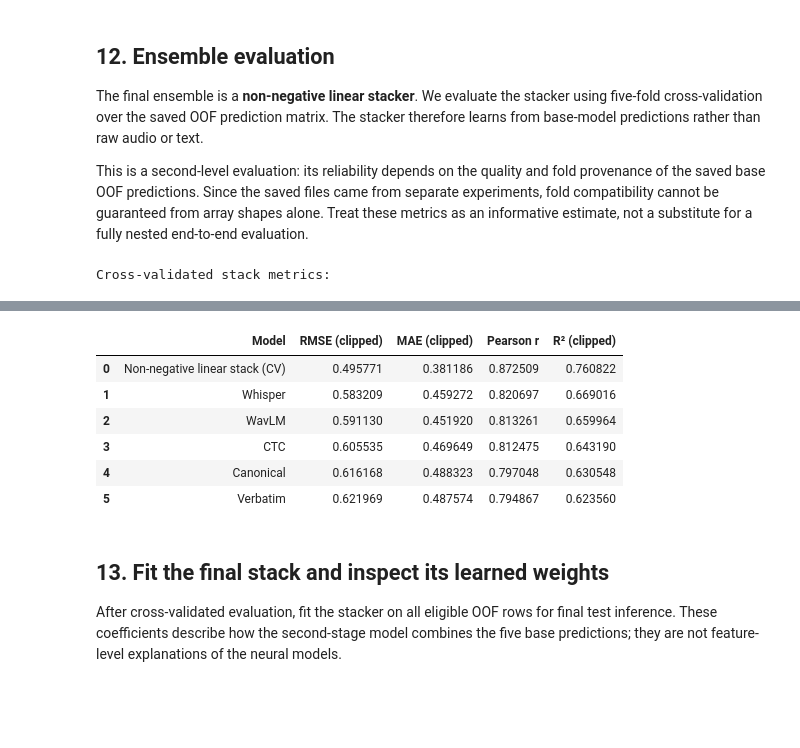
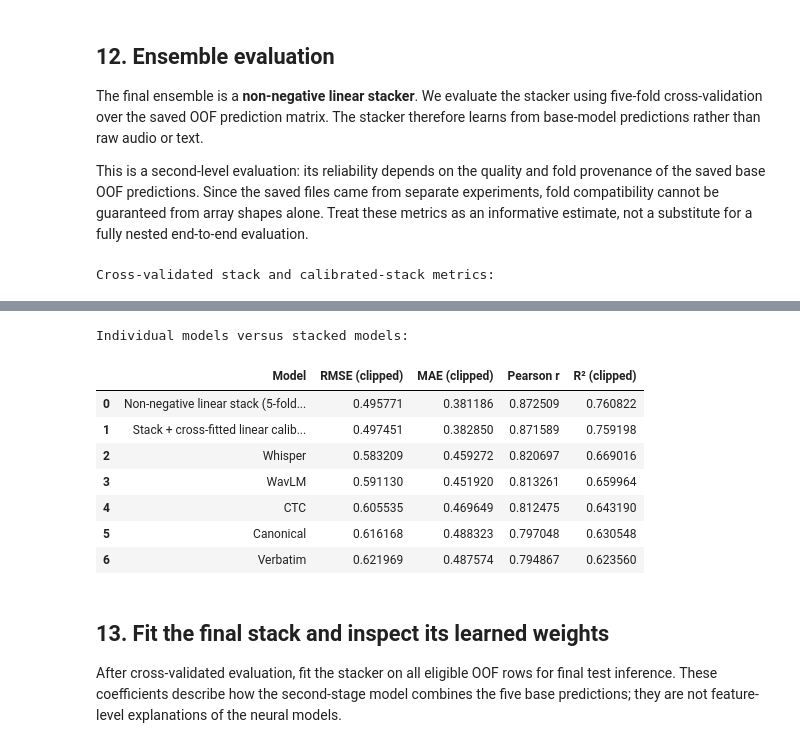
Before and after one commit to Vijay2101/Audio_Grammar_Scoring, a Jupyter notebook: audio-grammar-scoring.ipynb, the cells around one changed output, grey strips where cells are left out. Cells and saved outputs as stored; diff of their text form; code cells hidden in the pictures; blank space fills up the shorter version.

```diff
--- a/audio-grammar-scoring.ipynb
+++ b/audio-grammar-scoring.ipynb
@@ -565,32 +563,59 @@ This is a second-level evaluation: its reliability depends on the quality and fo
 stack_cv = KFold(n_splits=5, shuffle=True, random_state=RANDOM_STATE)
 stack_model = LinearRegression(positive=True)
 
+# Cross-validated predictions from the non-negative five-model stack.
 stack_oof_raw = cross_val_predict(
     stack_model, P, y, cv=stack_cv, n_jobs=-1
 )
 stack_oof = np.clip(stack_oof_raw, 1.0, 5.0)
+stack_metrics = calculate_metrics(y, stack_oof)
 
-stack_metrics = calculate_metrics(y, stack_oof)
-stack_results = pd.DataFrame(
-    [{"Model": "Non-negative linear stack", **stack_metrics}]
-)
+# Cross-fit the calibration layer too: each row is calibrated by a calibrator
+# fitted without that row. This is for honest OOF evaluation, not test inference.
+calibration_cv = KFold(n_splits=5, shuffle=True, random_state=RANDOM_STATE)
+calibrated_oof_raw = np.full(len(y), np.nan, dtype=np.float64)
+for cal_train_idx, cal_valid_idx in calibration_cv.split(stack_oof_raw):
+    fold_calibrator = LinearRegression()
+    fold_calibrator.fit(
+        stack_oof_raw[cal_train_idx].reshape(-1, 1), y[cal_train_idx]
+    )
+    calibrated_oof_raw[cal_valid_idx] = fold_calibrator.predict(
+        stack_oof_raw[cal_valid_idx].reshape(-1, 1)
+    )
+calibrated_oof = np.clip(calibrated_oof_raw, 1.0, 5.0)
+calibrated_stack_metrics = calculate_metrics(y, calibrated_oof)
 
-print("Cross-validated stack metrics:")
+stack_results = pd.DataFrame([
+    {"Model": "Non-negative linear stack (5-fold OOF)", **stack_metrics},
+    {"Model": "Stack + cross-fitted linear calibration (OOF)", **calibrated_stack_metrics},
+])
+print("Cross-validated stack and calibrated-stack metrics:")
 display(stack_results)
 
-# Compare all individual OOF predictions and the CV stack.
-comparison = individual_results[["Model", "RMSE (clipped)", "MAE (clipped)", "Pearson r", "R² (clipped)"]].copy()
+comparison = individual_results[[
+    "Model", "RMSE (clipped)", "MAE (clipped)", "Pearson r", "R² (clipped)"
+]].copy()
 comparison = pd.concat([
     comparison,
-    pd.DataFrame([{
-        "Model": "Non-negative linear stack (CV)",
-        "RMSE (clipped)": stack_metrics["RMSE (clipped)"],
-        "MAE (clipped)": stack_metrics["MAE (clipped)"],
-        "Pearson r": stack_metrics["Pearson r"],
-        "R² (clipped)": stack_metrics["R² (clipped)"],
-    }])
+    pd.DataFrame([
+        {
+            "Model": "Non-negative linear stack (5-fold OOF)",
+            "RMSE (clipped)": stack_metrics["RMSE (clipped)"],
+            "MAE (clipped)": stack_metrics["MAE (clipped)"],
+            "Pearson r": stack_metrics["Pearson r"],
+            "R² (clipped)": stack_metrics["R² (clipped)"],
+        },
+        {
+            "Model": "Stack + cross-fitted linear calibration (OOF)",
+            "RMSE (clipped)": calibrated_stack_metrics["RMSE (clipped)"],
+            "MAE (clipped)": calibrated_stack_metrics["MAE (clipped)"],
+            "Pearson r": calibrated_stack_metrics["Pearson r"],
+            "R² (clipped)": calibrated_stack_metrics["R² (clipped)"],
+        },
+    ]),
 ], ignore_index=True)
+print("Individual models versus stacked models:")
 display(comparison.sort_values("RMSE (clipped)").reset_index(drop=True))
 # %% [output]
-Cross-validated stack metrics:
+Cross-validated stack and calibrated-stack metrics:
 |  | Model | RMSE (clipped) | MAE (clipped) | Pearson r | R² (clipped) | Prediction min | Prediction max |
@@ -598,10 +624,12 @@ Cross-validated stack metrics:
+Individual models versus stacked models:
 |  | Model | RMSE (clipped) | MAE (clipped) | Pearson r | R² (clipped) |
-| 0 | Non-negative linear stack (CV) | 0.495771 | 0.381186 | 0.872509 | 0.760822 |
-| 1 | Whisper | 0.583209 | 0.459272 | 0.820697 | 0.669016 |
-| 2 | WavLM | 0.591130 | 0.451920 | 0.813261 | 0.659964 |
-| 3 | CTC | 0.605535 | 0.469649 | 0.812475 | 0.643190 |
-| 4 | Canonical | 0.616168 | 0.488323 | 0.797048 | 0.630548 |
-| 5 | Verbatim | 0.621969 | 0.487574 | 0.794867 | 0.623560 |
+| 0 | Non-negative linear stack (5-fold... | 0.495771 | 0.381186 | 0.872509 | 0.760822 |
+| 1 | Stack + cross-fitted linear calib... | 0.497451 | 0.382850 | 0.871589 | 0.759198 |
+| 2 | Whisper | 0.583209 | 0.459272 | 0.820697 | 0.669016 |
+| 3 | WavLM | 0.591130 | 0.451920 | 0.813261 | 0.659964 |
+| 4 | CTC | 0.605535 | 0.469649 | 0.812475 | 0.643190 |
+| 5 | Canonical | 0.616168 | 0.488323 | 0.797048 | 0.630548 |
+| 6 | Verbatim | 0.621969 | 0.487574 | 0.794867 | 0.623560 |
 # %% [markdown]
 ## 13. Fit the final stack and inspect its learned weights
 
```
Also changed, not shown: parts of 5 cells of this notebook.
